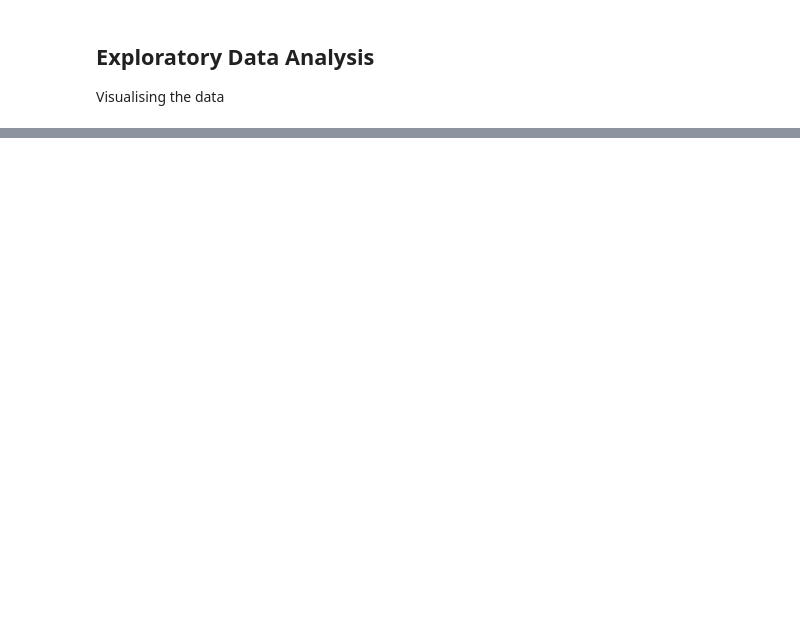
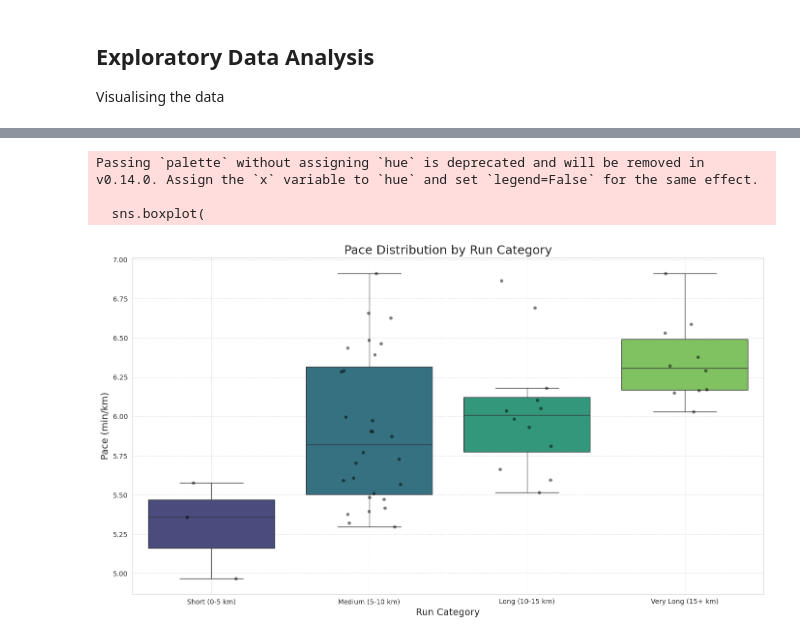
Before and after one commit to nab-iel/marathon-data, a Jupyter notebook: combined_analysis.ipynb, the cells around one changed output, grey strips where cells are left out. Cells and saved outputs as stored; diff of their text form; code cells hidden in the pictures; blank space fills up the shorter version.

```diff
--- a/combined_analysis.ipynb
+++ b/combined_analysis.ipynb
@@ -703,0 +650,52 @@ if 'Avg HR' in ts_df.columns and ts_df['Avg HR'].notna().any():
+# %%
+# --- Pace by Distance Category Box Plot ---
+if 'Distance_km' in ts_df.columns and 'Pace (min/km)' in ts_df.columns:
+    # Create a copy to avoid modifying the original ts_df
+    cat_df = ts_df.copy()
+
+    # Define distance categories
+    bins = [0, 5, 10, 15, np.inf]
+    labels = ['Short (0-5 km)', 'Medium (5-10 km)', 'Long (10-15 km)', 'Very Long (15+ km)']
+    cat_df['Distance Category'] = pd.cut(cat_df['Distance_km'], bins=bins, labels=labels, right=False)
+
+    # Remove runs that don't fit into a category and have no pace
+    cat_df.dropna(subset=['Distance Category', 'Pace (min/km)'], inplace=True)
+
+    # Filter out extreme pace outliers
+    pace_cutoff = np.percentile(cat_df['Pace (min/km)'], 98)
+    cat_df = cat_df[cat_df['Pace (min/km)'] <= pace_cutoff]
+
+    plt.figure(figsize=(14, 8))
+
+    # Create a box plot to show the distribution in each category
+    sns.boxplot(
+        data=cat_df,
+        x='Distance Category',
+        y='Pace (min/km)',
+        palette='viridis',
+        showfliers=False # Outliers will be shown by the stripplot
+    )
+
+    # Overlay individual runs for more detail
+    sns.stripplot(
+        data=cat_df,
+        x='Distance Category',
+        y='Pace (min/km)',
+        color='black',
+        alpha=0.5,
+        jitter=0.2
+    )
+
+    plt.title('Pace Distribution by Run Category', fontsize=18)
+    plt.xlabel('Run Category', fontsize=14)
+    plt.ylabel('Pace (min/km)', fontsize=14)
+    plt.grid(True, which='both', linestyle='--', linewidth=0.5)
+    plt.tight_layout()
+    plt.show()
+else:
+    print("Cannot perform analysis: 'Distance_km' or 'Pace (min/km)' column not found.")
+# %% [output]
+Passing `palette` without assigning `hue` is deprecated and will be removed in v0.14.0. Assign the `x` variable to `hue` and set `legend=False` for the same effect.
+
+  sns.boxplot(
+[figure, added]
```
Also changed, not shown: parts of 10 cells of this notebook.
